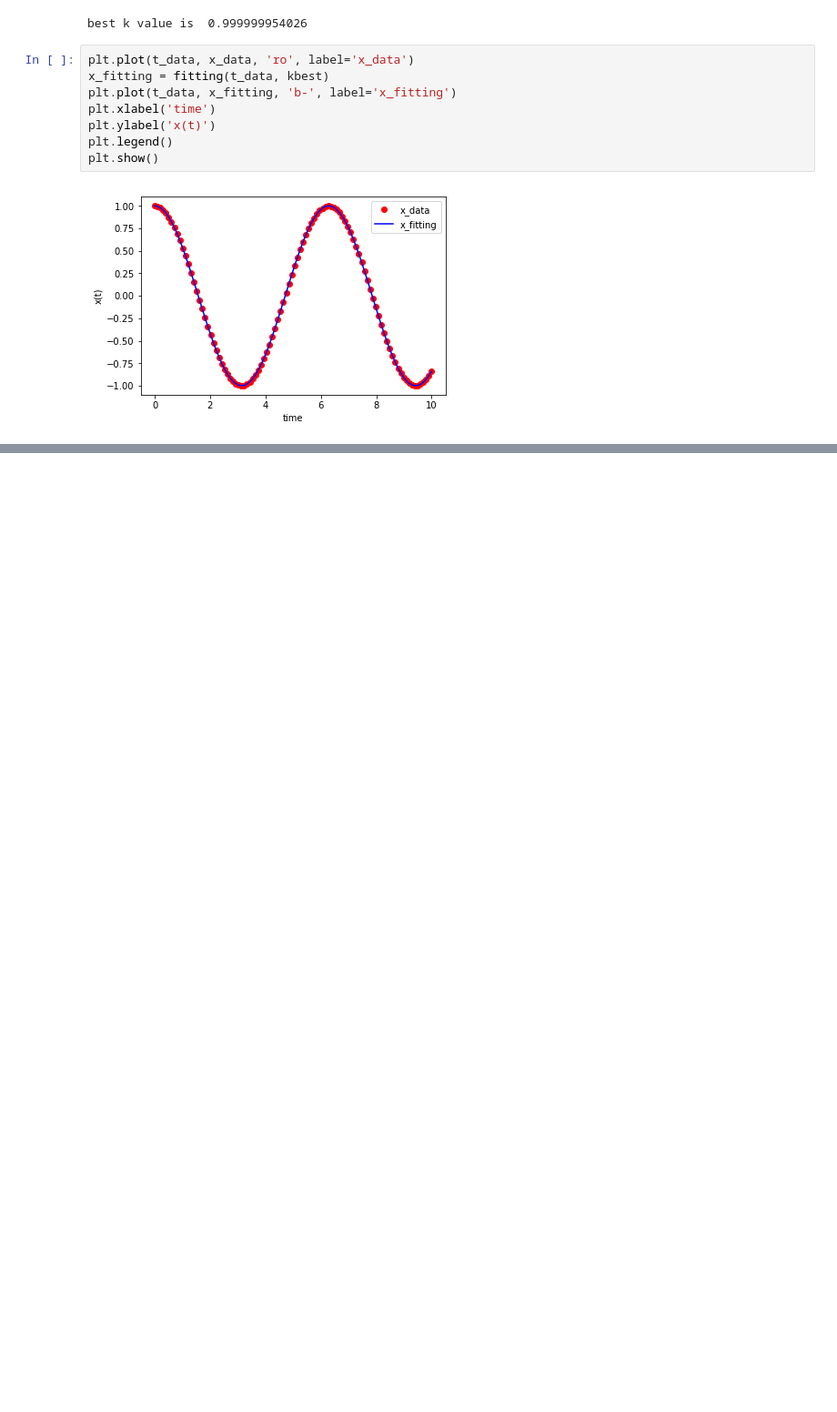
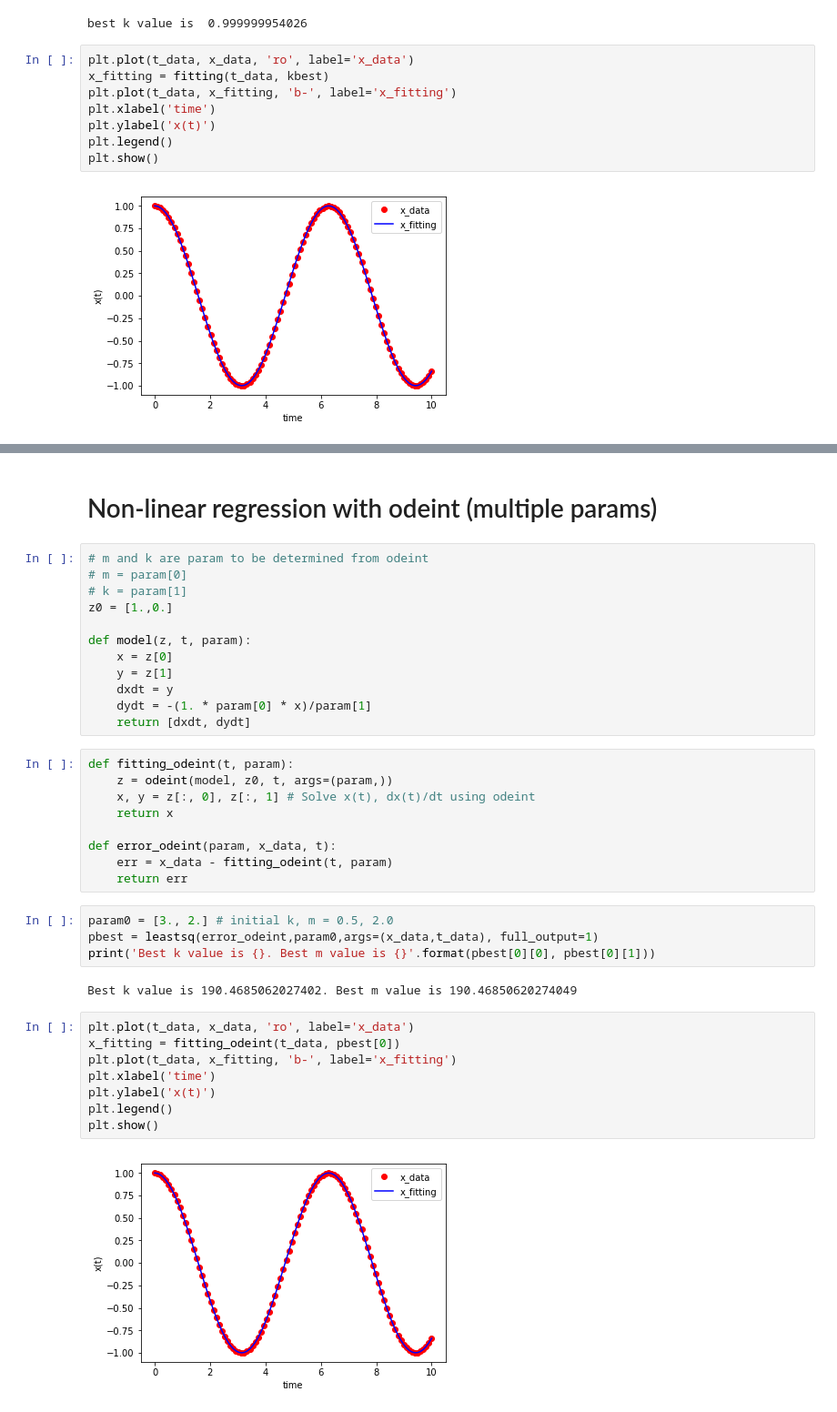
Before and after one commit to Jiawei2333/Coding_workout, a Jupyter notebook: Scipy_odeint.ipynb, the cells around one changed output, grey strips where cells are left out. Shown at 91% size. Saved outputs shown, nothing was run; the diff lists cells and outputs as text; blank space fills up the shorter version.

Commit message:
multi-variant

```diff
--- a/Scipy_odeint.ipynb
+++ b/Scipy_odeint.ipynb
@@ -109,0 +147,39 @@ plt.show()
+# %% [markdown]
+# Non-linear regression with odeint (multiple params)
+# %%
+# m and k are param to be determined from odeint
+# m = param[0]
+# k = param[1]
+z0 = [1.,0.]
+
+def model(z, t, param):
+    x = z[0]
+    y = z[1]
+    dxdt = y
+    dydt = -(1. * param[0] * x)/param[1]
+    return [dxdt, dydt]
+# %%
+def fitting_odeint(t, param):
+    z = odeint(model, z0, t, args=(param,))
+    x, y = z[:, 0], z[:, 1] # Solve x(t), dx(t)/dt using odeint
+    return x
+
+def error_odeint(param, x_data, t):
+    err = x_data - fitting_odeint(t, param)
+    return err
+# %%
+param0 = [3., 2.] # initial k, m = 0.5, 2.0
+pbest = leastsq(error_odeint,param0,args=(x_data,t_data), full_output=1)
+print('Best k value is {}. Best m value is {}'.format(pbest[0][0], pbest[0][1]))
+# %% [output]
+Best k value is 190.4685062027402. Best m value is 190.46850620274049
+# %%
+plt.plot(t_data, x_data, 'ro', label='x_data')
+x_fitting = fitting_odeint(t_data, pbest[0])
+plt.plot(t_data, x_fitting, 'b-', label='x_fitting')
+plt.xlabel('time')
+plt.ylabel('x(t)')
+plt.legend()
+plt.show()
+# %% [output]
+[figure, added]
```
Also changed, not shown: parts of 11 cells of this notebook.
